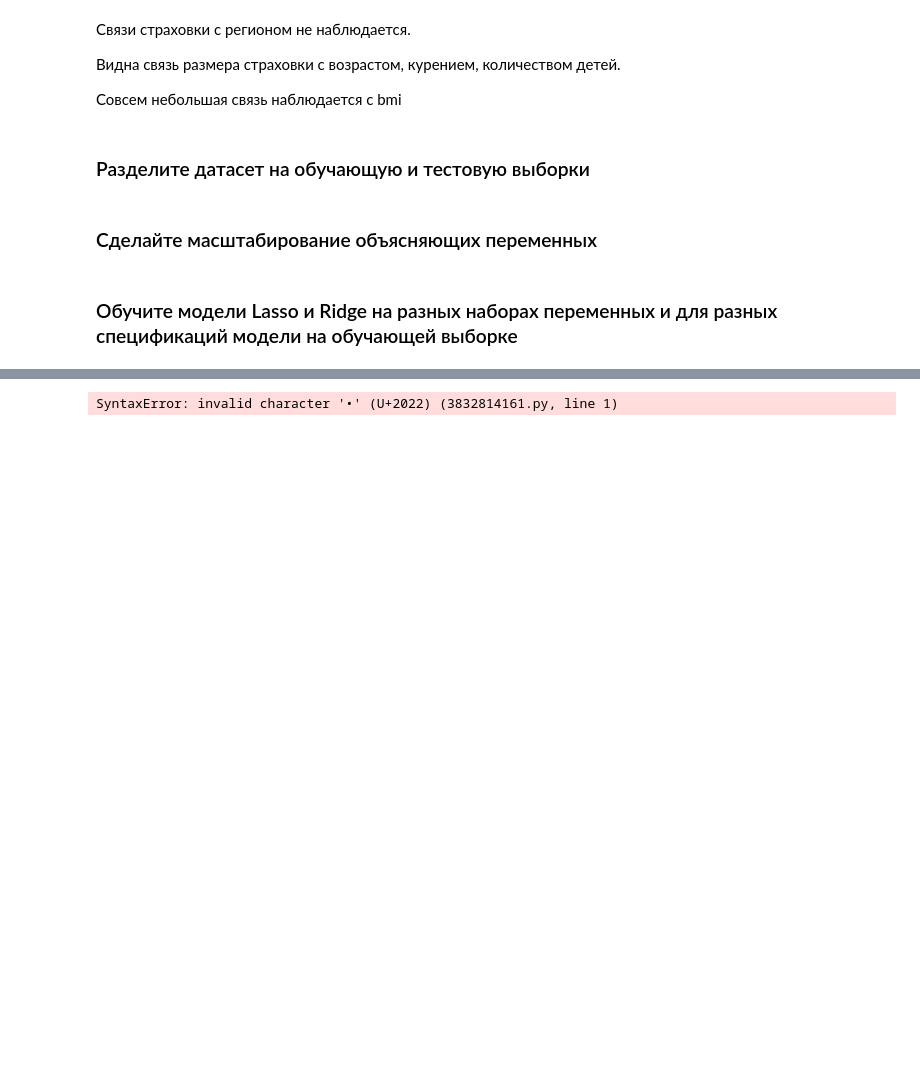
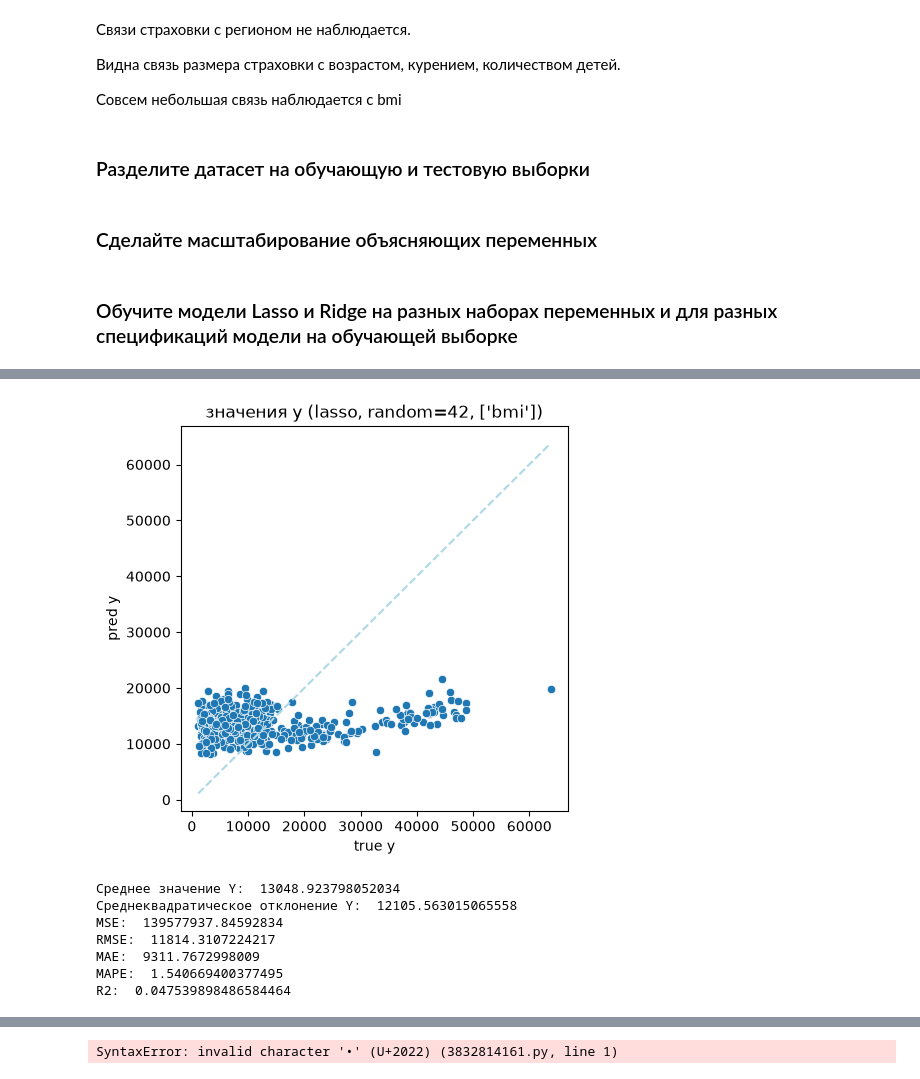
Before and after one commit to ceteravincis/dz_regressii_misskiy, a Jupyter notebook: dz-regressiya.ipynb, the cells around one changed output, grey strips where cells are left out. Cells and saved outputs as stored; diff of their text form; code cells hidden in the pictures; blank space fills up the shorter version.

```diff
--- a/dz-regressiya.ipynb
+++ b/dz-regressiya.ipynb
@@ -178,0 +187,11 @@ R2:  0.6399376859824779
+# %%
+ml.append (ML_insurance(df_encoded, ['bmi',], model_kind='lasso' ))
+# %% [output]
+[figure, added]
+Среднее значение Y:  13048.923798052034
+Среднеквадратическое отклонение Y:  12105.563015065558
+MSE:  139577937.84592834
+RMSE:  11814.3107224217
+MAE:  9311.7672998009
+MAPE:  1.540669400377495
+R2:  0.047539898486584464
```
Also changed, not shown: parts of 4 cells of this notebook.
